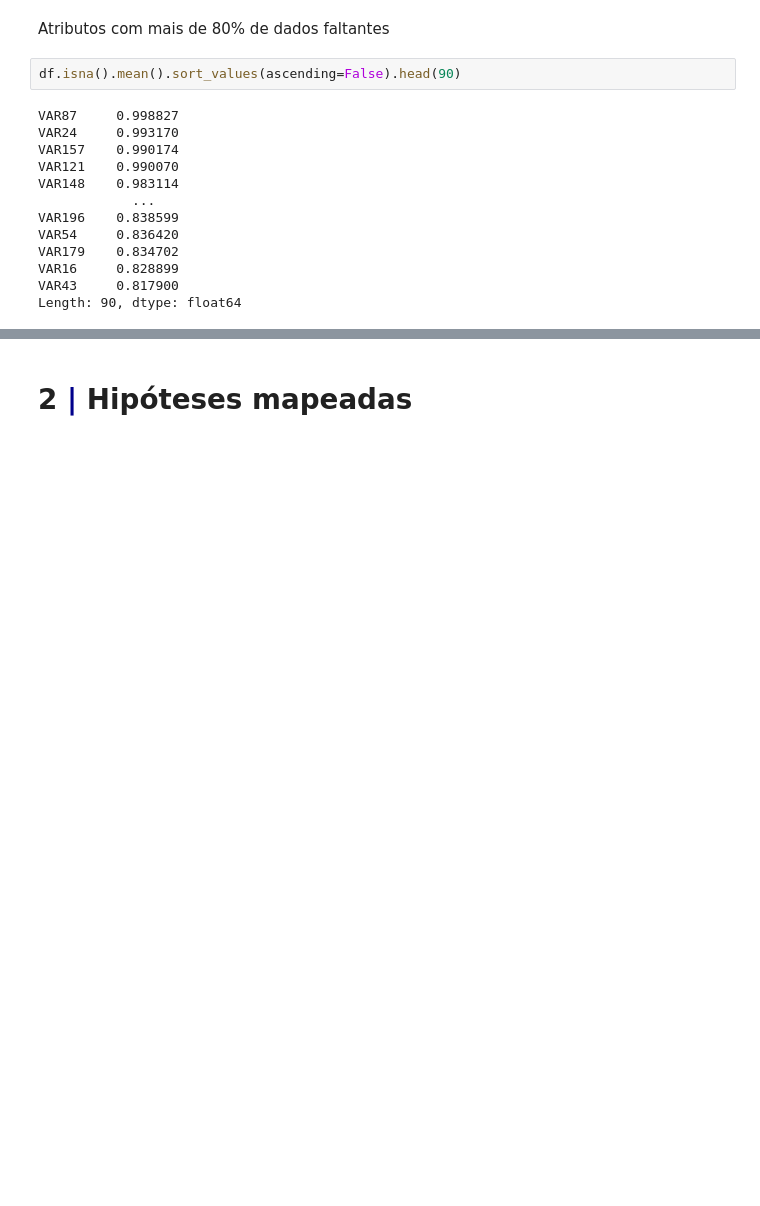
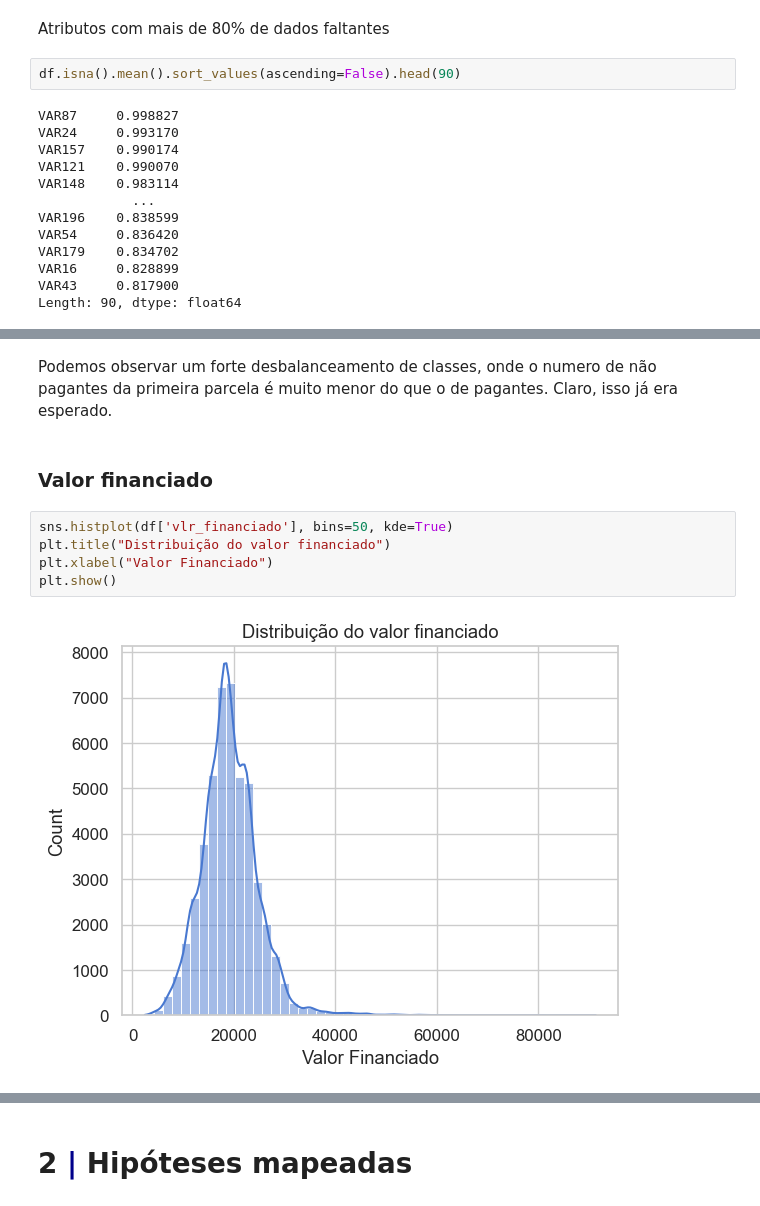
Before and after one commit to HumbertoTavora/Desafio-Neuro-Modelo_Anti_Fraude, a Jupyter notebook: notebooks/eda.ipynb, the cells around one changed output, grey strips where cells are left out. Cells and saved outputs as stored; diff of their text form; blank space fills up the shorter version.

```diff
--- a/notebooks/eda.ipynb
+++ b/notebooks/eda.ipynb
@@ -101,0 +114,11 @@ Length: 90, dtype: float64
+# %% [markdown]
+Podemos observar um forte desbalanceamento de classes, onde o numero de não pagantes da primeira parcela é muito menor do que o de pagantes. Claro, isso já era esperado.
+# %% [markdown]
+### Valor financiado
+# %%
+sns.histplot(df['vlr_financiado'], bins=50, kde=True)
+plt.title("Distribuição do valor financiado")
+plt.xlabel("Valor Financiado")
+plt.show()
+# %% [output]
+[figure, added]
```
Also changed, not shown: parts of 18 cells of this notebook.
